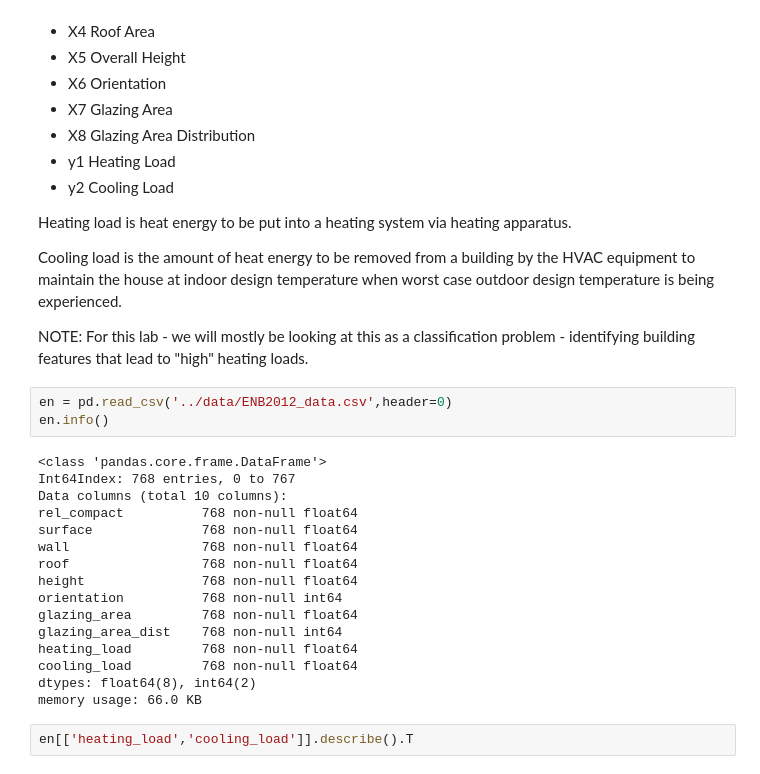
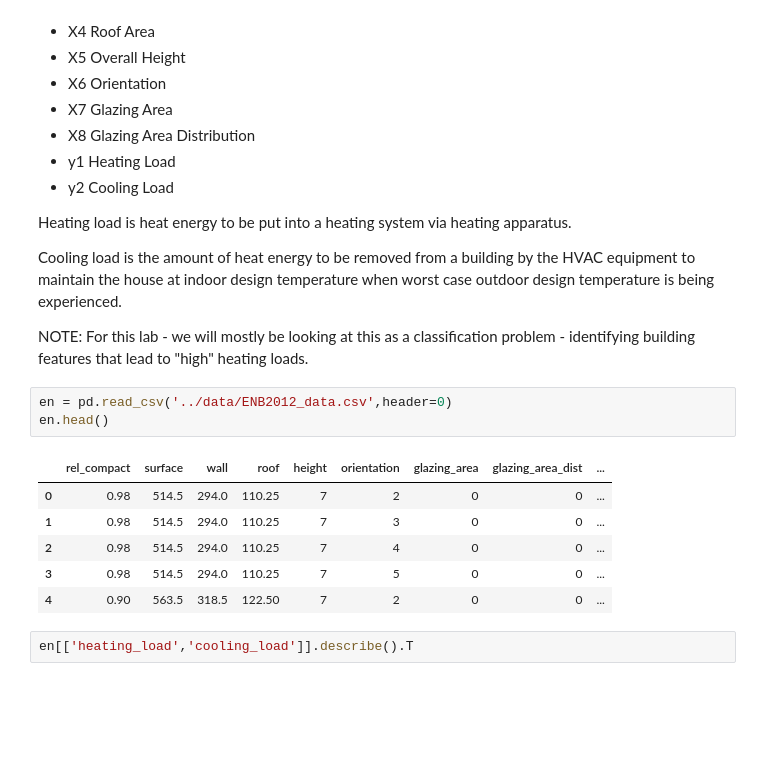
Before and after one commit to pooja-rao/DAT_SF_18, a Jupyter notebook: labs/lab_09/lab_09_Imbalance_and_Evaluation-Pooja.ipynb, the cells around one changed output. Cells and saved outputs as stored; diff of their text form; blank space fills up the shorter version.

```diff
--- a/labs/lab_09/lab_09_Imbalance_and_Evaluation-Pooja.ipynb
+++ b/labs/lab_09/lab_09_Imbalance_and_Evaluation-Pooja.ipynb
@@ -78,23 +78,14 @@ Cooling load is the amount of heat energy to be removed from a building by the H
 NOTE: For this lab - we will mostly be looking at this as a classification problem - identifying building features that lead to "high" heating loads.
 # %%
 en = pd.read_csv('../data/ENB2012_data.csv',header=0)
-en.info()
+en.head()
 # %% [output]
-<class 'pandas.core.frame.DataFrame'>
-Int64Index: 768 entries, 0 to 767
-Data columns (total 10 columns):
-rel_compact          768 non-null float64
-surface              768 non-null float64
-wall                 768 non-null float64
-roof                 768 non-null float64
-height               768 non-null float64
-orientation          768 non-null int64
-glazing_area         768 non-null float64
-glazing_area_dist    768 non-null int64
-heating_load         768 non-null float64
-cooling_load         768 non-null float64
-dtypes: float64(8), int64(2)
-memory usage: 66.0 KB
+|  | rel_compact | surface | wall | roof | height | orientation | glazing_area | glazing_area_dist | ... |
+| 0 | 0.98 | 514.5 | 294.0 | 110.25 | 7 | 2 | 0 | 0 | ... |
+| 1 | 0.98 | 514.5 | 294.0 | 110.25 | 7 | 3 | 0 | 0 | ... |
+| 2 | 0.98 | 514.5 | 294.0 | 110.25 | 7 | 4 | 0 | 0 | ... |
+| 3 | 0.98 | 514.5 | 294.0 | 110.25 | 7 | 5 | 0 | 0 | ... |
+| 4 | 0.90 | 563.5 | 318.5 | 122.50 | 7 | 2 | 0 | 0 | ... |
 # %%
 en[['heating_load','cooling_load']].describe().T
 # %% [output]
```
Also changed, not shown: parts of 1 cell of this notebook, 8 other files.
